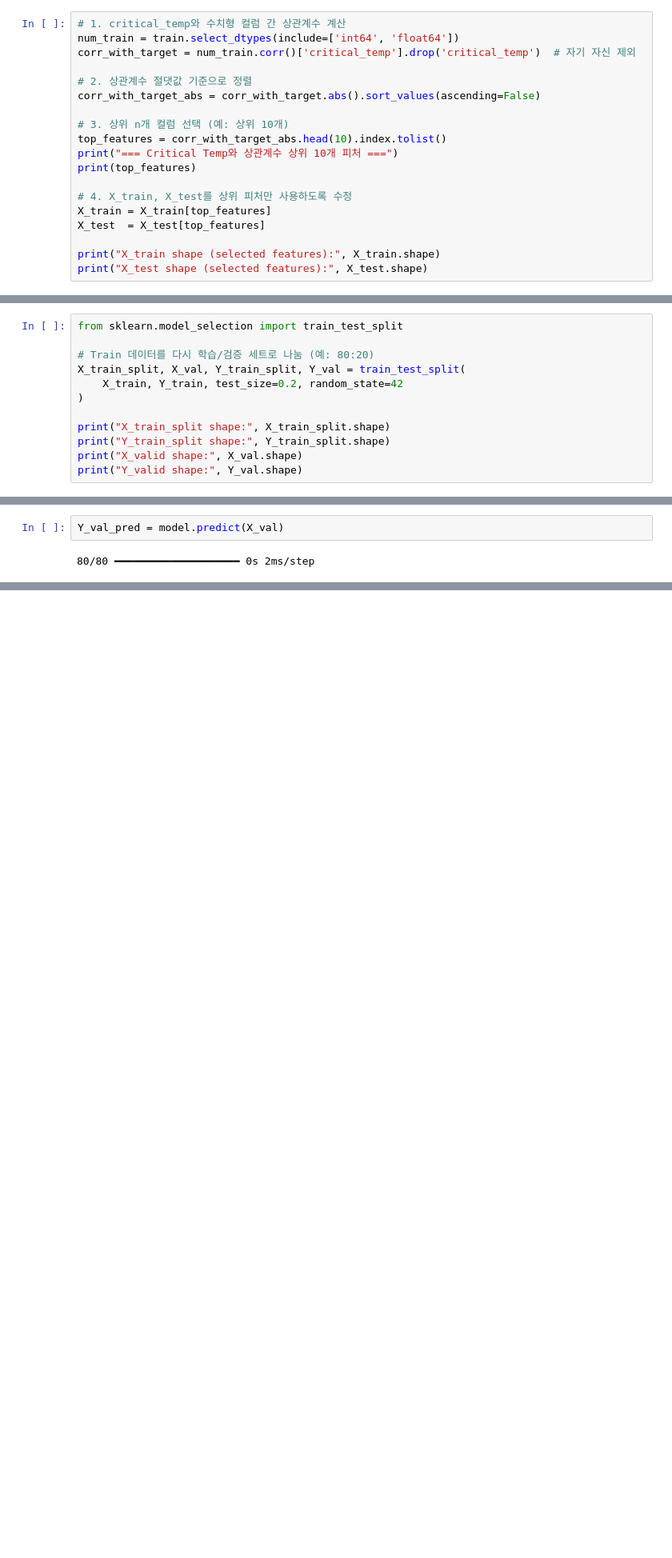
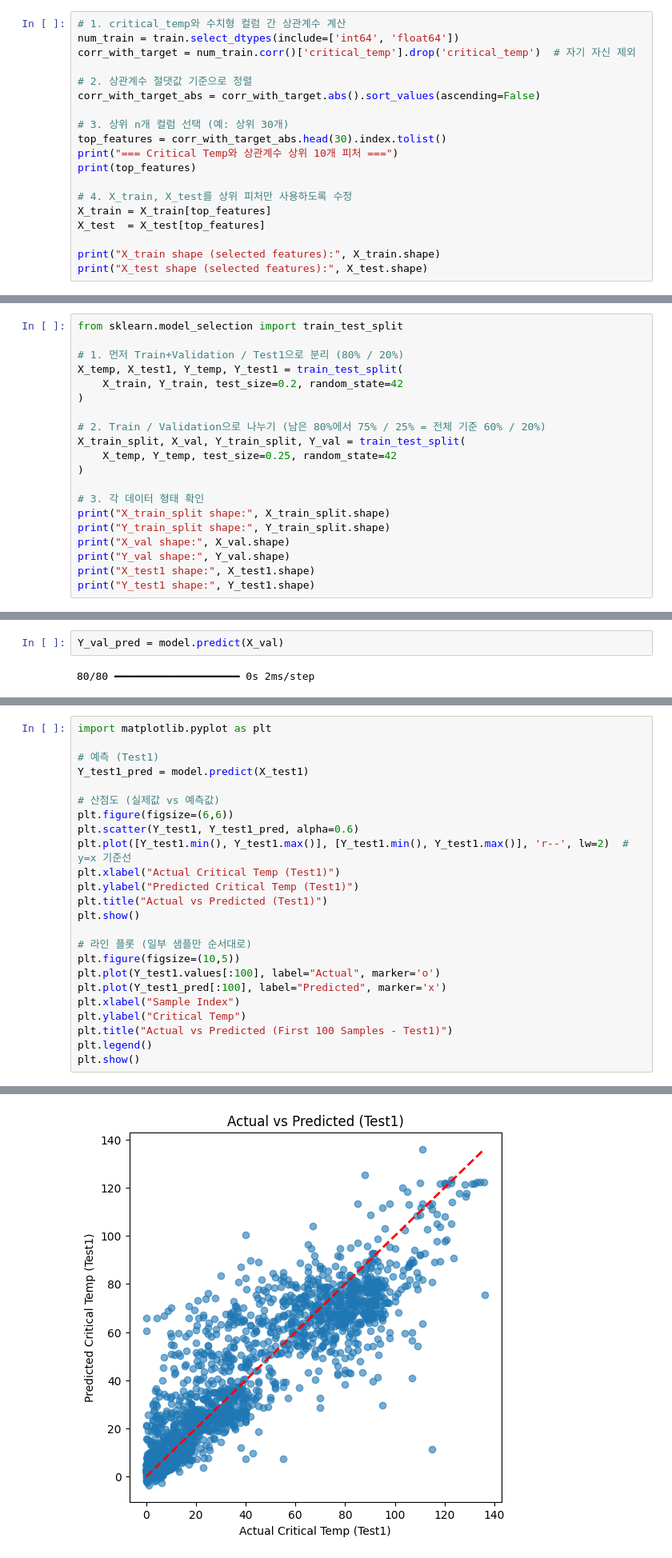
Before and after one commit to AI-Lab-2025-2-3rd/ai-project-myth, a Jupyter notebook: superconductor.ipynb, the cells around one changed output, grey strips where cells are left out. Shown at 80% size. Drawn from its saved outputs; the diff is of its cells as text; blank space fills up the shorter version.

```diff
--- a/superconductor.ipynb
+++ b/superconductor.ipynb
@@ -154,8 +150,8 @@ corr_with_target = num_train.corr()['critical_temp'].drop('critical_temp')  #
 # 2. 상관계수 절댓값 기준으로 정렬
 corr_with_target_abs = corr_with_target.abs().sort_values(ascending=False)
 
-# 3. 상위 n개 컬럼 선택 (예: 상위 10개)
-top_features = corr_with_target_abs.head(10).index.tolist()
+# 3. 상위 n개 컬럼 선택 (예: 상위 30개)
+top_features = corr_with_target_abs.head(30).index.tolist()
 print("=== Critical Temp와 상관계수 상위 10개 피처 ===")
 print(top_features)
 
@@ -173,13 +169,21 @@ X_test shape (selected features): (8504, 10)
 # %%
 from sklearn.model_selection import train_test_split
 
-# Train 데이터를 다시 학습/검증 세트로 나눔 (예: 80:20)
-X_train_split, X_val, Y_train_split, Y_val = train_test_split(
+# 1. 먼저 Train+Validation / Test1으로 분리 (80% / 20%)
+X_temp, X_test1, Y_temp, Y_test1 = train_test_split(
     X_train, Y_train, test_size=0.2, random_state=42
 )
 
+# 2. Train / Validation으로 나누기 (남은 80%에서 75% / 25% = 전체 기준 60% / 20%)
+X_train_split, X_val, Y_train_split, Y_val = train_test_split(
+    X_temp, Y_temp, test_size=0.25, random_state=42
+)
+
+# 3. 각 데이터 형태 확인
 print("X_train_split shape:", X_train_split.shape)
 print("Y_train_split shape:", Y_train_split.shape)
-print("X_valid shape:", X_val.shape)
-print("Y_valid shape:", Y_val.shape)
+print("X_val shape:", X_val.shape)
+print("Y_val shape:", Y_val.shape)
+print("X_test1 shape:", X_test1.shape)
+print("Y_test1 shape:", Y_test1.shape)
 # %% [output]
@@ -282,0 +309,25 @@ plt.show()
+# %%
+import matplotlib.pyplot as plt
+
+# 예측 (Test1)
+Y_test1_pred = model.predict(X_test1)
+
+# 산점도 (실제값 vs 예측값)
+plt.figure(figsize=(6,6))
+plt.scatter(Y_test1, Y_test1_pred, alpha=0.6)
+plt.plot([Y_test1.min(), Y_test1.max()], [Y_test1.min(), Y_test1.max()], 'r--', lw=2)  # y=x 기준선
+plt.xlabel("Actual Critical Temp (Test1)")
+plt.ylabel("Predicted Critical Temp (Test1)")
+plt.title("Actual vs Predicted (Test1)")
+plt.show()
+
+# 라인 플롯 (일부 샘플만 순서대로)
+plt.figure(figsize=(10,5))
+plt.plot(Y_test1.values[:100], label="Actual", marker='o')
+plt.plot(Y_test1_pred[:100], label="Predicted", marker='x')
+plt.xlabel("Sample Index")
+plt.ylabel("Critical Temp")
+plt.title("Actual vs Predicted (First 100 Samples - Test1)")
+plt.legend()
+plt.show()
+# %% [output]
@@ -282,0 +335 @@ plt.show()
+[figure, added]
```
Also changed, not shown: parts of 12 cells of this notebook.
